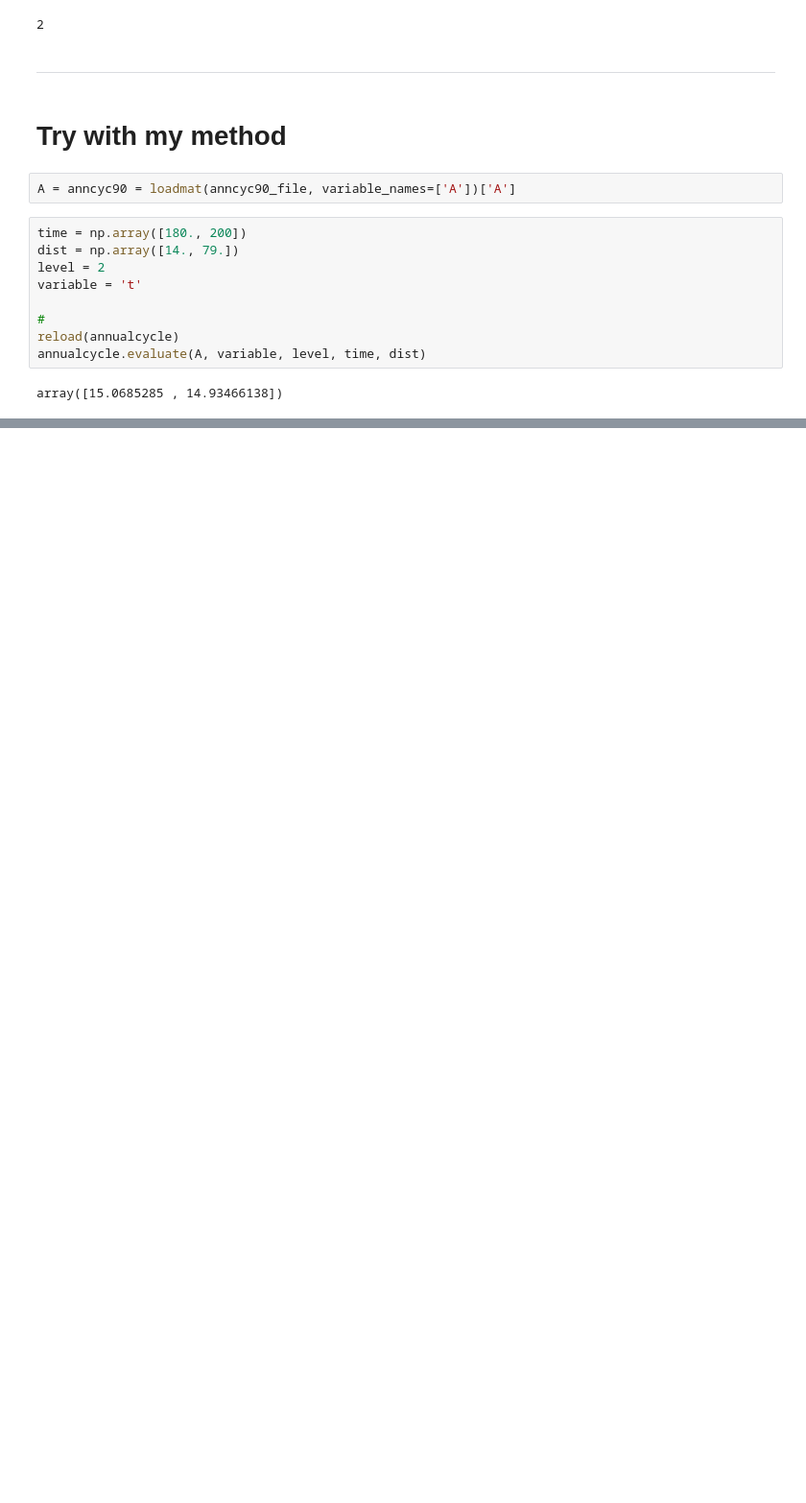
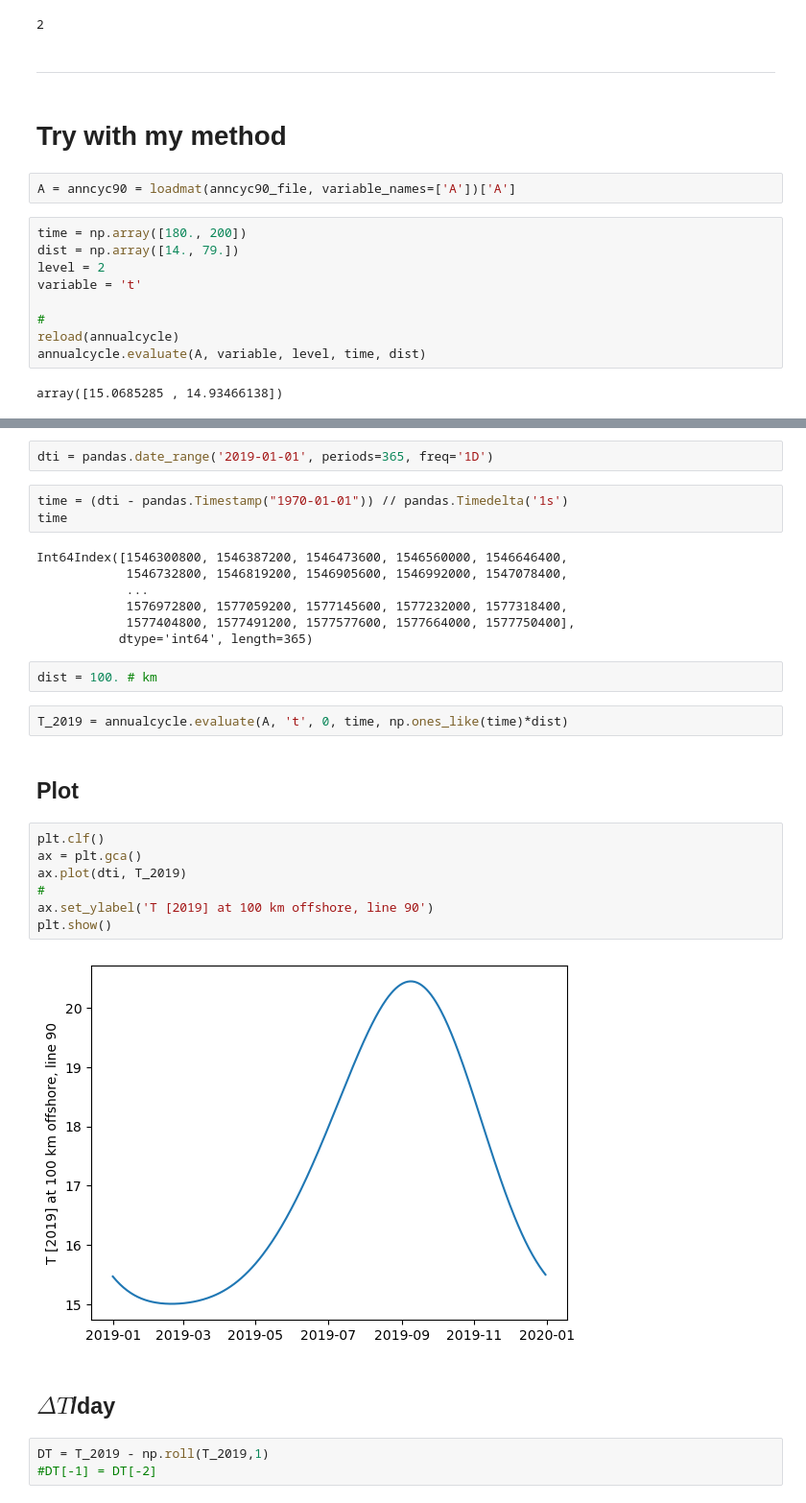
Before and after one commit to profxj/sio-sandbox, a Jupyter notebook: nb/CUGN/AnnualCycle.ipynb, the cells around one changed output, grey strips where cells are left out. Shown at 96% size. Saved outputs shown, nothing was run; the diff lists cells and outputs as text; blank space fills up the shorter version.

Commit message:
outlier vs. annual

```diff
--- a/nb/CUGN/AnnualCycle.ipynb
+++ b/nb/CUGN/AnnualCycle.ipynb
@@ -156,0 +161,32 @@ array([15.0685285 , 14.93466138])
+# %%
+dti = pandas.date_range('2019-01-01', periods=365, freq='1D')
+# %%
+time = (dti - pandas.Timestamp("1970-01-01")) // pandas.Timedelta('1s')
+time
+# %% [output]
+Int64Index([1546300800, 1546387200, 1546473600, 1546560000, 1546646400,
+            1546732800, 1546819200, 1546905600, 1546992000, 1547078400,
+            ...
+            1576972800, 1577059200, 1577145600, 1577232000, 1577318400,
+            1577404800, 1577491200, 1577577600, 1577664000, 1577750400],
+           dtype='int64', length=365)
+# %%
+dist = 100. # km
+# %%
+T_2019 = annualcycle.evaluate(A, 't', 0, time, np.ones_like(time)*dist)
+# %% [markdown]
+## Plot
+# %%
+plt.clf()
+ax = plt.gca()
+ax.plot(dti, T_2019)
+#
+ax.set_ylabel('T [2019] at 100 km offshore, line 90')
+plt.show()
+# %% [output]
+[figure, added]
+# %% [markdown]
+## $\Delta T$/day
+# %%
+DT = T_2019 - np.roll(T_2019,1)
+#DT[-1] = DT[-2]
```
Also changed, not shown: parts of 3 cells of this notebook, 10 other files.
